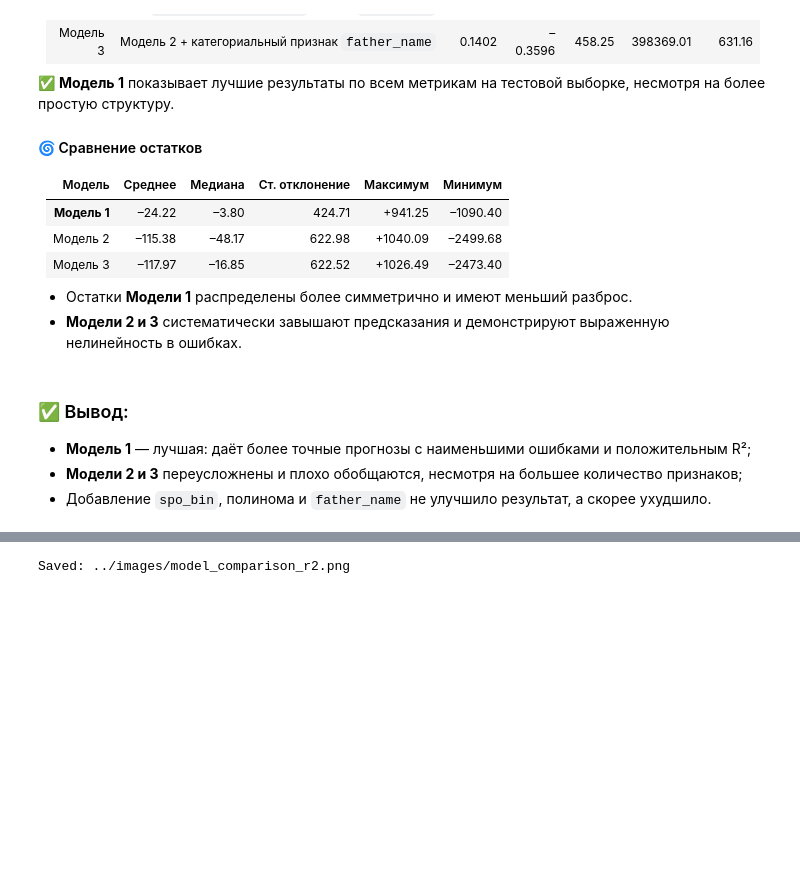
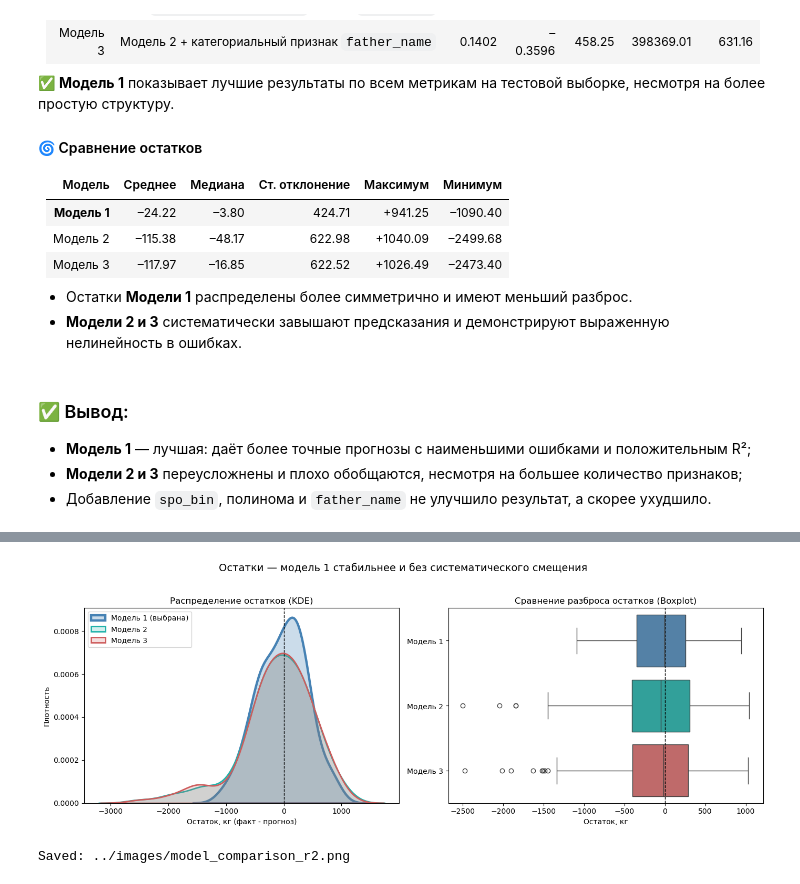
Before and after one commit to foxypandas/cow-milk-ml-analysis, a Jupyter notebook: notebooks/cow-milk-ml-analysis.ipynb, the cells around one changed output, grey strips where cells are left out. Saved outputs shown, nothing was run; the diff lists cells and outputs as text; code cells hidden in the pictures; blank space fills up the shorter version.

Commit message:
Improve project documentation and visualizations

```diff
--- a/notebooks/cow-milk-ml-analysis.ipynb
+++ b/notebooks/cow-milk-ml-analysis.ipynb
@@ -1848,3 +1848,90 @@ R² на тестовой выборке остаётся отрицательн
 - **Модель 1** — лучшая: даёт более точные прогнозы с наименьшими ошибками и положительным R²;
 - **Модели 2 и 3** переусложнены и плохо обобщаются, несмотря на большее количество признаков;
 - Добавление `spo_bin`, полинома и `father_name` не улучшило результат, а скорее ухудшило.
+# %%
+# Единый график распределения остатков для 3 моделей (на одном и том же разбиении)
+
+# 1) Единое разбиение индексов для честного сравнения
+idx = ferma_main_clean.index
+idx_train, idx_test = train_test_split(idx, test_size=0.2, random_state=42)
+
+# 2) Подготовка данных для моделей
+data_m1 = ferma_main_clean.copy()
+
+data_m2 = ferma_main_clean.copy()
+data_m2['eke_feeding_unit_sq'] = data_m2['eke_feeding_unit'] ** 2
+data_m2['spo_bin'] = (data_m2['spo_ratio'] >= 0.91).astype(int)
+
+data_m3 = ferma_main_clean.merge(ferma_dad, on='id', how='left')
+data_m3['eke_feeding_unit_sq'] = data_m3['eke_feeding_unit'] ** 2
+data_m3['spo_bin'] = (data_m3['spo_ratio'] >= 0.91).astype(int)
+
+def get_residuals(df, num_feats, cat_feats, target='milk_yield'):
+	X_train = df.loc[idx_train, num_feats + cat_feats]
+	X_test = df.loc[idx_test, num_feats + cat_feats]
+	y_train_local = df.loc[idx_train, target]
+	y_test_local = df.loc[idx_test, target]
+
+	preproc = ColumnTransformer([
+		('num', StandardScaler(), num_feats),
+		('cat', OneHotEncoder(drop='first', handle_unknown='ignore'), cat_feats)
+	])
+
+	pipe = Pipeline([
+		('preprocessor', preproc),
+		('regressor', LinearRegression())
+	])
+
+	pipe.fit(X_train, y_train_local)
+	y_pred_local = pipe.predict(X_test)
+	return y_test_local - y_pred_local
+
+# 3) Остатки по моделям
+res_m1 = get_residuals(
+	data_m1,
+	num_feats=['eke_feeding_unit', 'crude_protein_g', 'spo_ratio'],
+	cat_feats=['breed', 'pasture_type', 'father_breed', 'age_group']
+)
+
+res_m2 = get_residuals(
+	data_m2,
+	num_feats=['eke_feeding_unit', 'eke_feeding_unit_sq', 'crude_protein_g'],
+	cat_feats=['breed', 'pasture_type', 'father_breed', 'age_group', 'spo_bin']
+)
+
+res_m3 = get_residuals(
+	data_m3,
+	num_feats=['eke_feeding_unit', 'eke_feeding_unit_sq', 'crude_protein_g'],
+	cat_feats=['breed', 'pasture_type', 'father_breed', 'age_group', 'spo_bin', 'father_name']
+)
+
+# 4) График
+fig, axes = plt.subplots(1, 2, figsize=(14, 5))
+
+# Слева: плотности распределений
+sns.kdeplot(res_m1, fill=True, alpha=0.28, linewidth=3.2, label='Модель 1 (выбрана)', ax=axes[0], color='#4682B4')
+sns.kdeplot(res_m2, fill=True, alpha=0.20, linewidth=2.0, label='Модель 2', ax=axes[0], color='#20B2AA')
+sns.kdeplot(res_m3, fill=True, alpha=0.20, linewidth=2.0, label='Модель 3', ax=axes[0], color='#CD5C5C')
+axes[0].axvline(0, color='black', linestyle='--', linewidth=1)
+axes[0].set_title('Распределение остатков (KDE)')
+axes[0].set_xlabel('Остаток, кг (факт - прогноз)')
+axes[0].set_ylabel('Плотность')
+axes[0].legend()
+
+# Справа: boxplot для наглядности разброса
+residuals_df = pd.DataFrame({
+	'Модель 1': res_m1.values,
+	'Модель 2': res_m2.values,
+	'Модель 3': res_m3.values
+})
+sns.boxplot(data=residuals_df, orient='h', ax=axes[1], palette=['#4682B4', '#20B2AA', '#CD5C5C'])
+axes[1].axvline(0, color='black', linestyle='--', linewidth=1)
+axes[1].set_title('Сравнение разброса остатков (Boxplot)')
+axes[1].set_xlabel('Остаток, кг')
+
+plt.suptitle('Остатки — модель 1 стабильнее и без систематического смещения', fontsize=14, y=1.03)
+plt.tight_layout()
+
+save_plot("residuals_showcase_all_models")
+plt.show()
+# %% [output]
@@ -1851,3 +1939,4 @@ R² на тестовой выборке остаётся отрицательн
+[figure, added]
 # %%
 # Цвета проекта
 color_r2 = '#4682B4'      # steelblue
```
Also changed, not shown: parts of 4 cells of this notebook, 5 other files.
